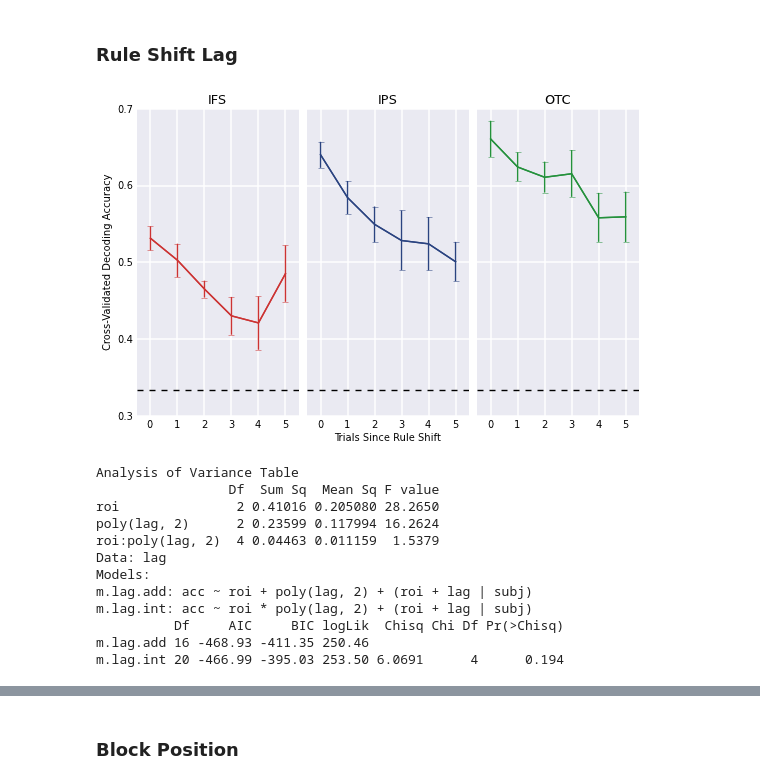
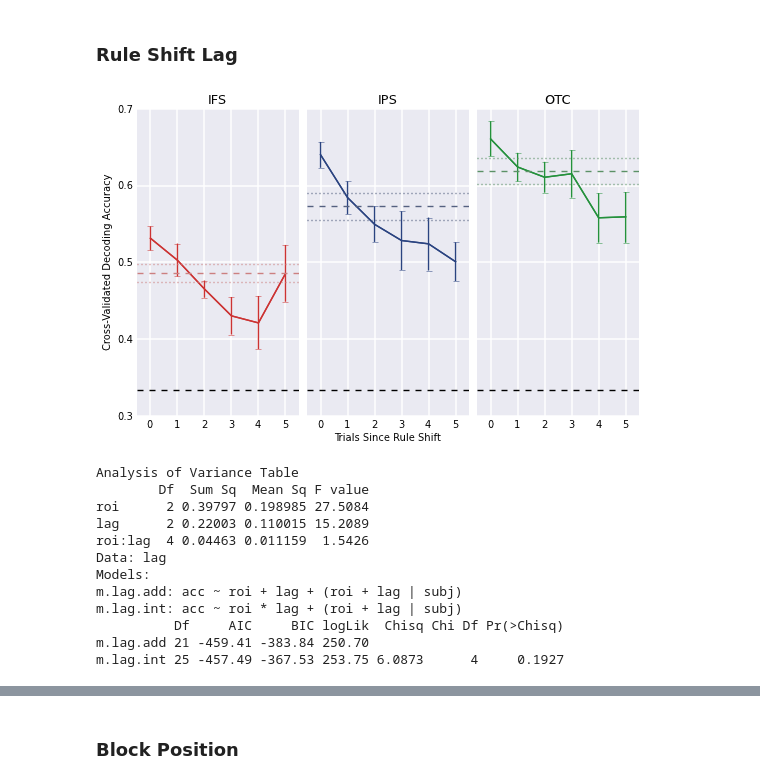
Before and after one commit to WagnerLabPapers/Waskom_JNeurosci_2014, a Jupyter notebook: DKsort_Neuron.ipynb, the cells around one changed output, grey strips where cells are left out. Saved outputs shown, nothing was run; the diff lists cells and outputs as text; code cells hidden in the pictures.

Commit message:
Complete first draft

```diff
--- a/DKsort_Neuron.ipynb
+++ b/DKsort_Neuron.ipynb
@@ -602,9 +660,10 @@ x_orig = linspace(-2, 8, 6)
 x_up = linspace(-2, 8, 1201)
 for roi in post_rois:
     peak_time[roi] = np.argmax(interp1d(x_orig, post_accs[roi], "cubic")(x_up)[:, 201:-200], axis=1) / 100.
-
+diff_keys = []
 for roi_a, roi_b in itertools.combinations(post_rois, 2):
     diff_key = "-".join([roi_a, roi_b])
+    diff_keys.append(diff_key)
     peak_time[diff_key] = peak_time[roi_a] - peak_time[roi_b]
 # %%
 f, ax = subplots(1, 1, figsize=(9, 7))
@@ -669,19 +755,3 @@ for roi, mask in zip(post_rois, post_masks):
     ds = mvpa.load_datasets("dimension", roi, "yeo17_%s-graymid" % mask, frames, collapse=slice(2, 4))
     accs = mvpa.decode_group(ds, model, split_pred=shift_splits, split_name="rule_shift", dv=dv)
     shift_accs[roi] = accs[:, 1:]
-# %%
-f, ax_list = subplots(1, 3, figsize=(11.5, 5.5))
-for i, roi in enumerate(post_rois):
-    ax = ax_list[i]
-    color = roi_colors[roi]
-    sns.boxplot(shift_accs[roi], join_rm=True, names=["shift", "stay"],
-                ax=ax, color=sns.desaturate(color, .95), widths=.5)
-    ax.set_ylim(.2, .9)
-    ax.set_yticks(linspace(.2, .9, 8))
-    ax.set_title(roi)
-    ax.plot(ax.get_xlim(), [1./3, 1./3], "k--")
-    if i:
-        ax.set_yticklabels([])
-    else:
-        ax.set_ylabel("Cross-Validated Decoding Accuracy")
-subplots_adjust(wspace=.1)
@@ -761,3 +829,19 @@ m.ts.switch 14 -135.49 -100.49 81.745
 m.ts.add    15 -143.13 -105.63 86.563 9.6374      1   0.001907 **
 ---
 Signif. codes:  0 '***' 0.001 '**' 0.01 '*' 0.05 '.' 0.1 ' ' 1
+# %%
+rt_lf = []
+shift_lf = []
+subj_lf = []
+for s, df_i in behav_clean_df.groupby("subj"):
+    df_first = df_i[df_i["block_pos"] == 0]
+    rts = df_first["rt"]
+    rt_lf.append(rts)
+    shift = (df_first["dim_shift"] + 2 * df_first["dim_stay"]) - 1
+    shift_lf.append(shift)
+    subj_lf.append(np.repeat(s, len(df_first)))
+rt_lf = np.concatenate(rt_lf)
+shift_lf = np.concatenate(shift_lf)
+subj_lf = np.concatenate(subj_lf)
+shift_behav_df = pd.DataFrame(dict(rt=rt_lf, subj=subj_lf, shift=shift_lf))
+shift_behav = moss.df_to_struct(shift_behav_df)
@@ -774,30 +884,37 @@ behav_clean_df["dim_shift_lag"] = lag
 lag_splits = [df_i["dim_shift_lag"] for s, df_i in behav_clean_df.groupby("subj")]
 # %%
 lag_accs = dict()
+peak_accs = dict()
 for roi, mask in zip(post_rois, post_masks):
     ds = mvpa.load_datasets("dimension", roi, "yeo17_%s-graymid" % mask, frames, collapse=slice(2, 4))
     accs = mvpa.decode_group(ds, model, split_pred=lag_splits, split_name="rule_shift_lag", dv=dv)
     lag_accs[roi] = np.array([a[:6] for a in accs])
+    peak_accs[roi] = mvpa.decode_group(ds, model, dv=dv)
 # %%
 f, ax_list = subplots(1, 3, figsize=(9, 5.5))
 for i, roi in enumerate(post_rois):
     ax = ax_list[i]
     color = roi_colors[roi]
     sns.tsplot(range(6), lag_accs[roi], err_style=["ci_bars"], color=color, ax=ax)
+    peak_boots = moss.bootstrap(peak_accs[roi])
+    peak_ci = moss.percentiles(peak_boots, [16, 84])
+    ax.axhline(peak_boots.mean(), c=sns.desaturate(color, .5), ls="--")
+    for bound in peak_ci:
+        ax.axhline(bound, c=sns.desaturate(color, .5), ls=":")
     ax.set_ylim(.3, .7)
     ax.set_yticks(linspace(.3, .7, 5))
     ax.set_title(roi)
     ax.set_xlim(-.5, 5.5)
     ax.plot(ax.get_xlim(), [1./3, 1./3], "k--")
     if i:
         ax.set_yticklabels([])
     else:
         ax.set_ylabel("Cross-Validated Decoding Accuracy")
     if i == 1:
         ax.set_xlabel("Trials Since Rule Shift")
 subplots_adjust(wspace=.05)
 # %% [output]
-[figure, old version]
+[figure, new version]
 # %%
 subj_lf = tile(repeat(subjects, 6), 3)
 roi_lf = repeat(post_rois, 15 * 6)
@@ -815,23 +932,23 @@ lag$lag = rep(c(0, 1, 2, 3, 4, 5), 15 * 3)  # was breaking with poly() otherwise
 # %%
 %%R  # Test for ROI by lag interaction
 
-m.lag.int = lmer(acc ~ roi * poly(lag, 2) + (roi + lag | subj), lag, REML=F)
-m.lag.add = lmer(acc ~ roi + poly(lag, 2) + (roi + lag | subj), lag, REML=F)
+m.lag.int = lmer(acc ~ roi * lag + (roi + lag | subj), lag, REML=F)
+m.lag.add = lmer(acc ~ roi + lag + (roi + lag | subj), lag, REML=F)
 print(anova(m.lag.int))
 print(anova(m.lag.int, m.lag.add))
 # %% [output]
 Analysis of Variance Table
-                 Df  Sum Sq  Mean Sq F value
-roi               2 0.41016 0.205080 28.2650
-poly(lag, 2)      2 0.23599 0.117994 16.2624
-roi:poly(lag, 2)  4 0.04463 0.011159  1.5379
+        Df  Sum Sq  Mean Sq F value
+roi      2 0.39797 0.198985 27.5084
+lag      2 0.22003 0.110015 15.2089
+roi:lag  4 0.04463 0.011159  1.5426
 Data: lag
 Models:
-m.lag.add: acc ~ roi + poly(lag, 2) + (roi + lag | subj)
-m.lag.int: acc ~ roi * poly(lag, 2) + (roi + lag | subj)
+m.lag.add: acc ~ roi + lag + (roi + lag | subj)
+m.lag.int: acc ~ roi * lag + (roi + lag | subj)
           Df     AIC     BIC logLik  Chisq Chi Df Pr(>Chisq)
-m.lag.add 16 -468.93 -411.35 250.46
-m.lag.int 20 -466.99 -395.03 253.50 6.0691      4      0.194
+m.lag.add 21 -459.41 -383.84 250.70
+m.lag.int 25 -457.49 -367.53 253.75 6.0873      4     0.1927
 # %%
 %%R  # Test the main effects in the rule shifting lag model
 
```
Also changed, not shown: parts of 39 cells of this notebook.
